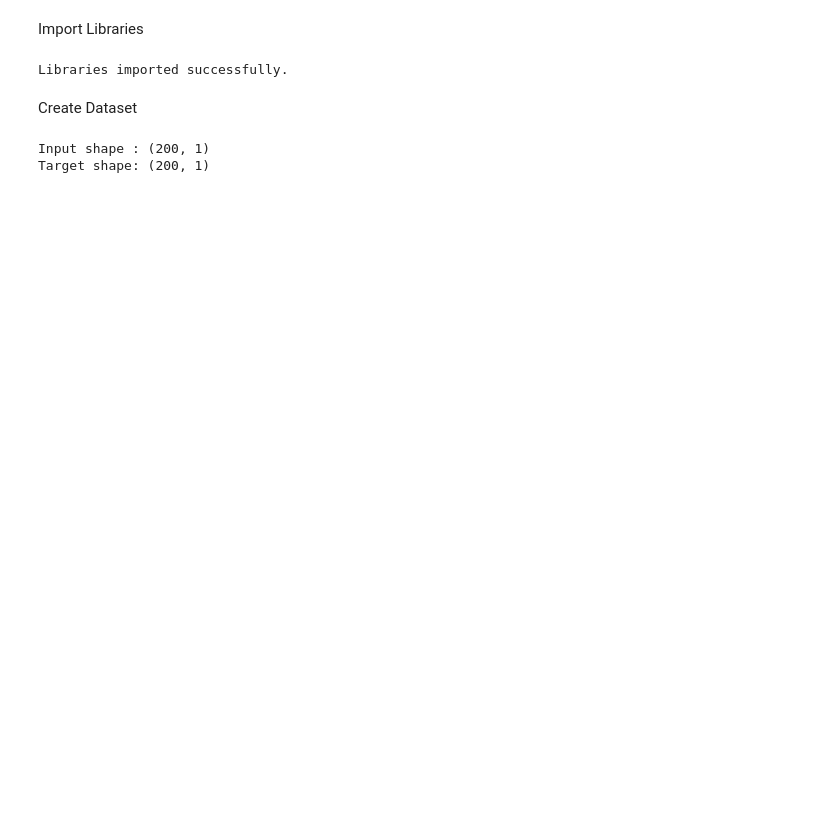
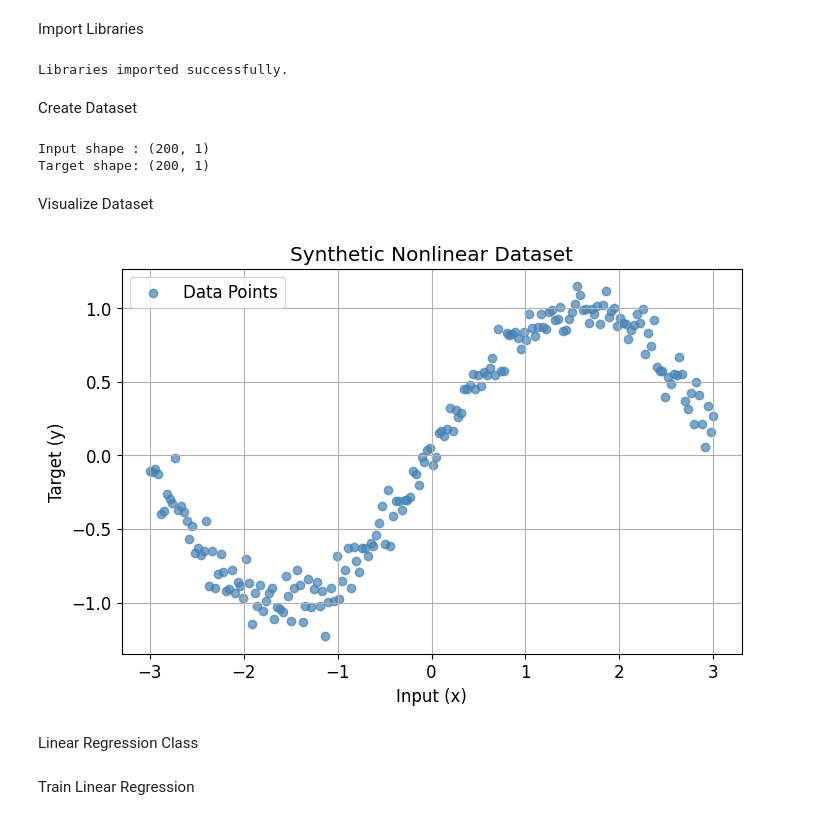
Before and after one commit to Yeabebe/gradient-based-learning, a Jupyter notebook: gradient_learning.ipynb, the cells around one changed output. Cells and saved outputs as stored; diff of their text form; code cells hidden in the pictures; blank space fills up the shorter version.

Commit message:
Add a linear regression class and train model

```diff
--- a/gradient_learning.ipynb
+++ b/gradient_learning.ipynb
@@ -34,3 +34,27 @@ print("Target shape:", y.shape)
 # %% [output]
 Input shape : (200, 1)
 Target shape: (200, 1)
+# %% [markdown]
+Visualize Dataset
+# %%
+plt.figure()
+
+plt.scatter(
+    X,
+    y,
+    color="steelblue",
+    alpha=0.7,
+    label="Data Points"
+)
+
+plt.title("Synthetic Nonlinear Dataset")
+plt.xlabel("Input (x)")
+plt.ylabel("Target (y)")
+plt.legend()
+plt.grid(True)
+
+plt.show()
+# %% [output]
+[figure, added]
+# %% [markdown]
+Linear Regression Class
@@ -36,0 +131,2 @@ Target shape: (200, 1)
+# %% [markdown]
+Train Linear Regression
```
Also changed, not shown: parts of 2 cells of this notebook.
